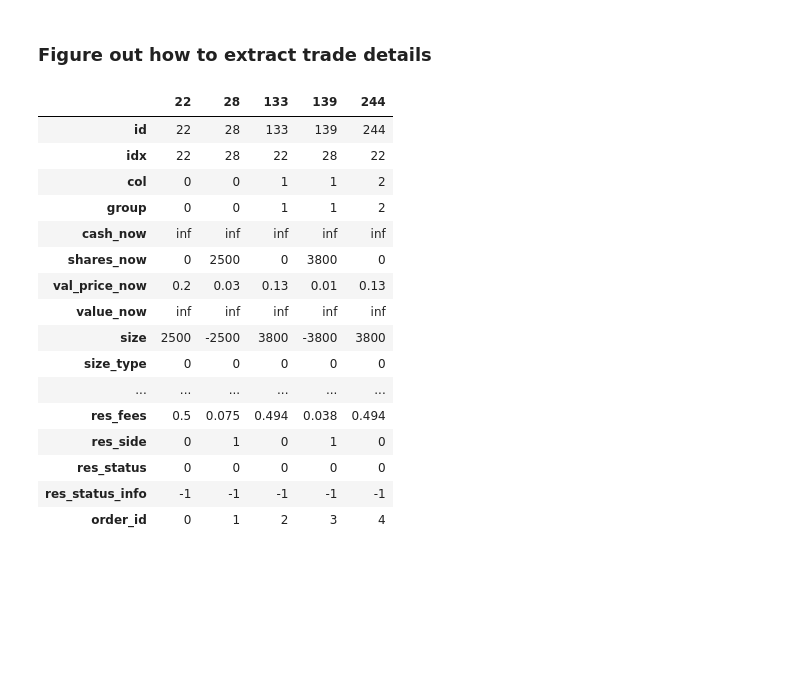
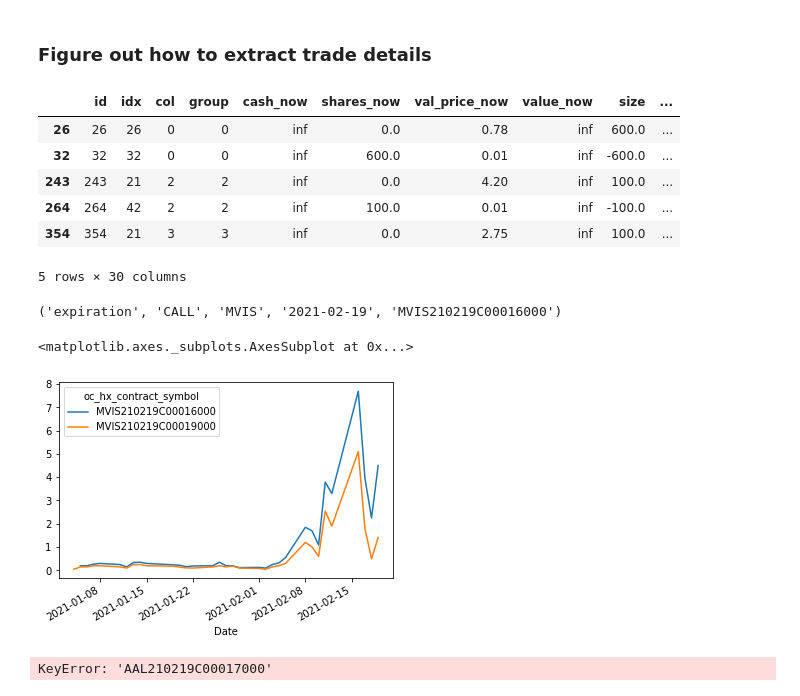
Before and after one commit to xbno/vectorbt, a Jupyter notebook: examples/multi.ipynb, the cells around one changed output. Saved outputs shown, nothing was run; the diff lists cells and outputs as text; code cells hidden in the pictures; blank space fills up the shorter version.

```diff
--- a/examples/multi.ipynb
+++ b/examples/multi.ipynb
@@ -89,6 +71,0 @@ exits.iloc[:,:] = False
-# %%
-entry_df = df.reset_index().groupby(['oc_hx_date','oc_hx_contract_symbol'])['contract_symbol'].last().unstack()
-entry_df = entry_df.shift(1)
-entry_df = entry_df.fillna(False)
-entry_df = entry_df.replace({c:True for c in entry_df.columns})
-# entry_df.columns = df_tmp.columns
@@ -126,0 +140,3 @@ def parse_contract_symbol(cs):
+# %%
+r,c = np.where(pct_inc_df>2)
+pd.DataFrame(np.column_stack((pct_inc_df.index[r],pct_inc_df.columns[c],pct_inc_df.values[r,c])))
@@ -126,0 +241,25 @@ def parse_contract_symbol(cs):
+# %%
+df_tmp = df[[c for c in df.columns if 'oc_hx' in c]]
+df_tmp = df_tmp.reset_index().set_index('oc_hx_date') #.set_index('oc_hx_symbol')
+df_tmp = df_tmp.sort_index()
+df_tmp = df_tmp.groupby(['oc_hx_date','oc_hx_contract_symbol'])['oc_hx_close'].max().unstack().dropna(how='all')
+
+for exit in exits:
+    df_tmp.loc[:exit['option_expiration'],exit['contract_symbol']] = df_tmp.loc[:exit['option_expiration'],exit['contract_symbol']].ffill()
+
+df_tmp.index.name = 'Date'
+
+df_tmp_save = df_tmp.copy()
+
+# old single index
+# df_tmp = df_tmp.vbt.stack_index(pd.Index([re.match('[A-Z]*',c)[0] for c in df_tmp.columns], name='symbol'))
+# df_tmp.vbt.stack_index(pd.Index([format_date(re.search('[0-9]+',c)[0]) for c in df_tmp.columns], name='option_expiration'))
+
+# new multi index
+multi_ind = list(zip(
+    [parse_contract_symbol(c)['type'] for c in df_tmp.columns],
+    [parse_contract_symbol(c)['symbol'] for c in df_tmp.columns],
+    [parse_contract_symbol(c)['option_expiration'] for c in df_tmp.columns]
+))
+df_tmp = df_tmp.vbt.stack_index(pd.MultiIndex.from_tuples(multi_ind, names=["option_type", "symbol", "option_expiration"]))
+df_tmp
@@ -424,7 +508,7 @@ for exit_type in exit_types:
         df_tmp,  # grouped by exit_type, symbol, contract_symbol
         size=entry_exit_size_df,
         min_size=0,
-        max_size=5000,
+        max_size=500000,
         log=True,
         fees=0.001,
         slippage=0.00,
@@ -969,22 +996,28 @@ Length: 885, dtype: float64
 ### Figure out how to extract trade details
 # %%
 trade_df = portfolio.logs.records
-trade_df[trade_df['order_id'] != -1].head().T
+trade_df[trade_df['order_id'] != -1].head()
 # %% [output]
-|  | 22 | 28 | 133 | 139 | 244 |
-| id | 22 | 28 | 133 | 139 | 244 |
-| idx | 22 | 28 | 22 | 28 | 22 |
-| col | 0 | 0 | 1 | 1 | 2 |
-| group | 0 | 0 | 1 | 1 | 2 |
-| cash_now | inf | inf | inf | inf | inf |
-| shares_now | 0 | 2500 | 0 | 3800 | 0 |
-| val_price_now | 0.2 | 0.03 | 0.13 | 0.01 | 0.13 |
-| value_now | inf | inf | inf | inf | inf |
-| size | 2500 | -2500 | 3800 | -3800 | 3800 |
-| size_type | 0 | 0 | 0 | 0 | 0 |
-| ... | ... | ... | ... | ... | ... |
-| res_fees | 0.5 | 0.075 | 0.494 | 0.038 | 0.494 |
-| res_side | 0 | 1 | 0 | 1 | 0 |
-| res_status | 0 | 0 | 0 | 0 | 0 |
-| res_status_info | -1 | -1 | -1 | -1 | -1 |
-| order_id | 0 | 1 | 2 | 3 | 4 |
+|  | id | idx | col | group | cash_now | shares_now | val_price_now | value_now | size | ... |
+| 26 | 26 | 26 | 0 | 0 | inf | 0.0 | 0.78 | inf | 600.0 | ... |
+| 32 | 32 | 32 | 0 | 0 | inf | 600.0 | 0.01 | inf | -600.0 | ... |
+| 243 | 243 | 21 | 2 | 2 | inf | 0.0 | 4.20 | inf | 100.0 | ... |
+| 264 | 264 | 42 | 2 | 2 | inf | 100.0 | 0.01 | inf | -100.0 | ... |
+| 354 | 354 | 21 | 3 | 3 | inf | 0.0 | 2.75 | inf | 100.0 | ... |
+5 rows × 30 columns
+# %%
+symbol = 'MVIS' #'CCL210521C00030000'#'AAL210521C00025000' MVIS
+cidx = [i for i,c in enumerate(contracts) if symbol in c][0]
+contracts[cidx]
+# %% [output]
+('expiration', 'CALL', 'MVIS', '2021-02-19', 'MVIS210219C00016000')
+# %%
+df_tmp.loc[:,idx[contracts[cidx][1:4]]].plot()
+# %% [output]
+<matplotlib.axes._subplots.AxesSubplot at 0x...>
+[figure, added]
+# %%
+df_tmp.loc[:,idx[contracts[cidx][1:4]]]['AAL210219C00017000'].plot()
+df_tmp.loc[:,idx[contracts[cidx][1:4]]]['AAL210219C00018000'].plot()
+# %% [output]
+KeyError: 'AAL210219C00017000'
```
Also changed, not shown: parts of 69 cells of this notebook.
